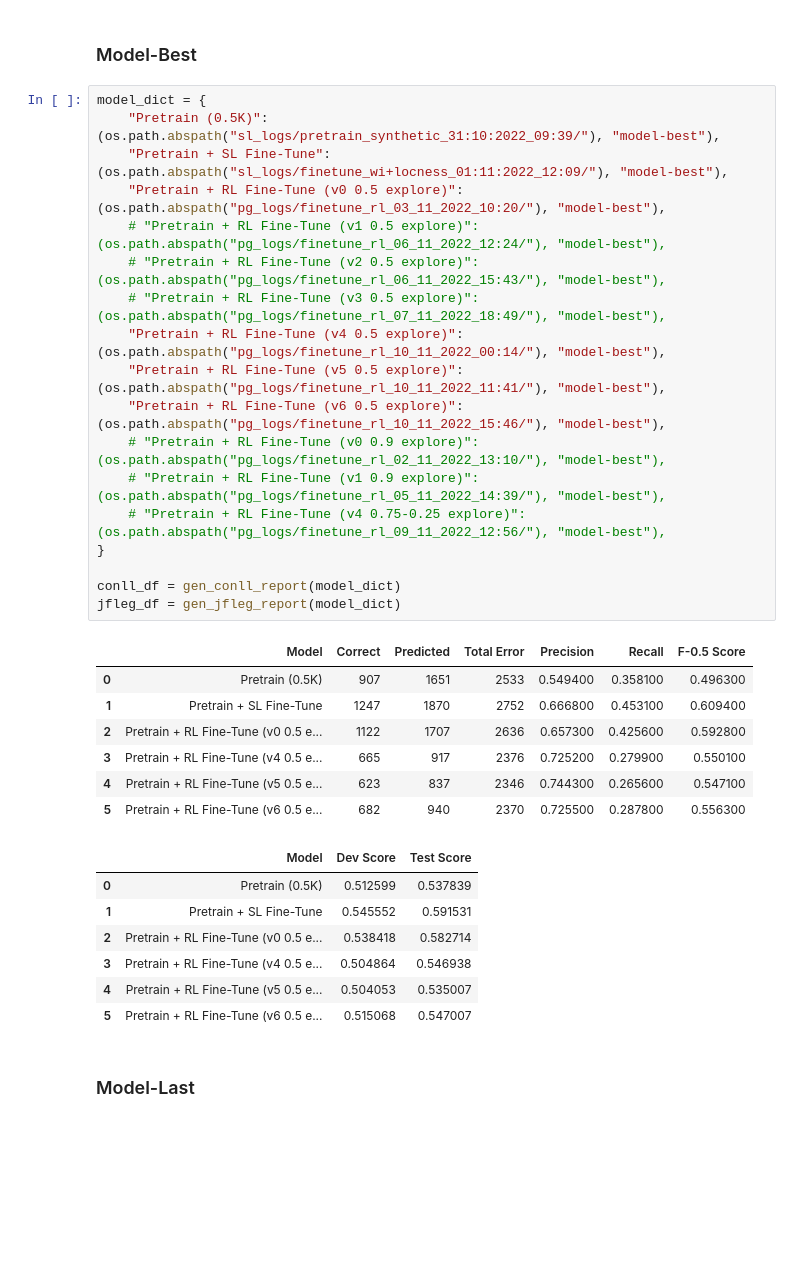
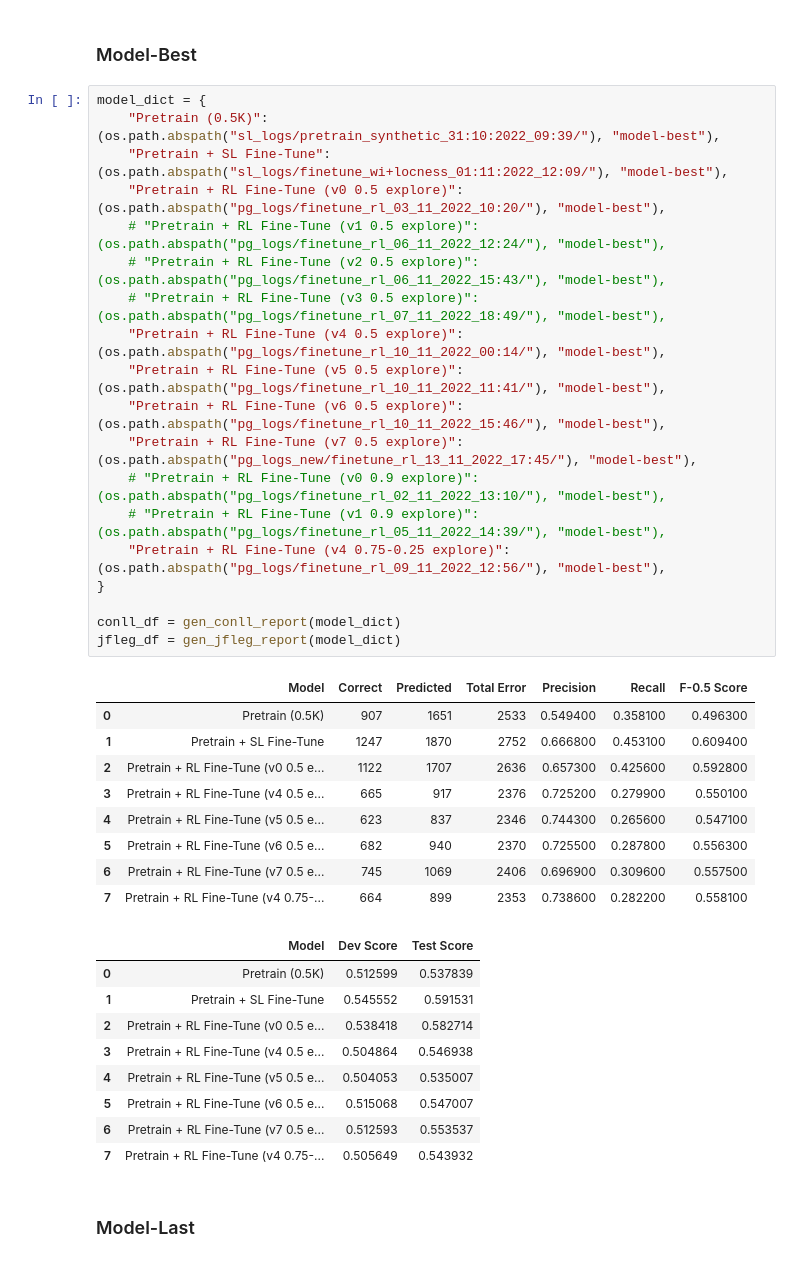
Before and after one commit to RajK853/DRL-GEC, a Jupyter notebook: notebooks/Generate_Score_Report.ipynb, the cells around one changed output. Saved outputs shown, nothing was run; the diff lists cells and outputs as text; blank space fills up the shorter version.

```diff
--- a/notebooks/Generate_Score_Report.ipynb
+++ b/notebooks/Generate_Score_Report.ipynb
@@ -181,29 +182,32 @@ jfleg_df = gen_jfleg_report(model_dict)
 # %%
 model_dict = {
     "Pretrain (0.5K)": (os.path.abspath("sl_logs/pretrain_synthetic_31:10:2022_09:39/"), "model-best"),
     "Pretrain + SL Fine-Tune": (os.path.abspath("sl_logs/finetune_wi+locness_01:11:2022_12:09/"), "model-best"),
     "Pretrain + RL Fine-Tune (v0 0.5 explore)": (os.path.abspath("pg_logs/finetune_rl_03_11_2022_10:20/"), "model-best"),
     # "Pretrain + RL Fine-Tune (v1 0.5 explore)": (os.path.abspath("pg_logs/finetune_rl_06_11_2022_12:24/"), "model-best"),
     # "Pretrain + RL Fine-Tune (v2 0.5 explore)": (os.path.abspath("pg_logs/finetune_rl_06_11_2022_15:43/"), "model-best"),
     # "Pretrain + RL Fine-Tune (v3 0.5 explore)": (os.path.abspath("pg_logs/finetune_rl_07_11_2022_18:49/"), "model-best"),
     "Pretrain + RL Fine-Tune (v4 0.5 explore)": (os.path.abspath("pg_logs/finetune_rl_10_11_2022_00:14/"), "model-best"),
     "Pretrain + RL Fine-Tune (v5 0.5 explore)": (os.path.abspath("pg_logs/finetune_rl_10_11_2022_11:41/"), "model-best"),
     "Pretrain + RL Fine-Tune (v6 0.5 explore)": (os.path.abspath("pg_logs/finetune_rl_10_11_2022_15:46/"), "model-best"),
+    "Pretrain + RL Fine-Tune (v7 0.5 explore)": (os.path.abspath("pg_logs_new/finetune_rl_13_11_2022_17:45/"), "model-best"),
     # "Pretrain + RL Fine-Tune (v0 0.9 explore)": (os.path.abspath("pg_logs/finetune_rl_02_11_2022_13:10/"), "model-best"),
     # "Pretrain + RL Fine-Tune (v1 0.9 explore)": (os.path.abspath("pg_logs/finetune_rl_05_11_2022_14:39/"), "model-best"),
-    # "Pretrain + RL Fine-Tune (v4 0.75-0.25 explore)": (os.path.abspath("pg_logs/finetune_rl_09_11_2022_12:56/"), "model-best"),
+    "Pretrain + RL Fine-Tune (v4 0.75-0.25 explore)": (os.path.abspath("pg_logs/finetune_rl_09_11_2022_12:56/"), "model-best"),
 }
 
 conll_df = gen_conll_report(model_dict)
 jfleg_df = gen_jfleg_report(model_dict)
 # %% [output]
 |  | Model | Correct | Predicted | Total Error | Precision | Recall | F-0.5 Score |
 | 0 | Pretrain (0.5K) | 907 | 1651 | 2533 | 0.549400 | 0.358100 | 0.496300 |
 | 1 | Pretrain + SL Fine-Tune | 1247 | 1870 | 2752 | 0.666800 | 0.453100 | 0.609400 |
 | 2 | Pretrain + RL Fine-Tune (v0 0.5 e... | 1122 | 1707 | 2636 | 0.657300 | 0.425600 | 0.592800 |
 | 3 | Pretrain + RL Fine-Tune (v4 0.5 e... | 665 | 917 | 2376 | 0.725200 | 0.279900 | 0.550100 |
 | 4 | Pretrain + RL Fine-Tune (v5 0.5 e... | 623 | 837 | 2346 | 0.744300 | 0.265600 | 0.547100 |
 | 5 | Pretrain + RL Fine-Tune (v6 0.5 e... | 682 | 940 | 2370 | 0.725500 | 0.287800 | 0.556300 |
+| 6 | Pretrain + RL Fine-Tune (v7 0.5 e... | 745 | 1069 | 2406 | 0.696900 | 0.309600 | 0.557500 |
+| 7 | Pretrain + RL Fine-Tune (v4 0.75-... | 664 | 899 | 2353 | 0.738600 | 0.282200 | 0.558100 |
 |  | Model | Dev Score | Test Score |
 | 0 | Pretrain (0.5K) | 0.512599 | 0.537839 |
 | 1 | Pretrain + SL Fine-Tune | 0.545552 | 0.591531 |
@@ -211,6 +215,8 @@ jfleg_df = gen_jfleg_report(model_dict)
 | 3 | Pretrain + RL Fine-Tune (v4 0.5 e... | 0.504864 | 0.546938 |
 | 4 | Pretrain + RL Fine-Tune (v5 0.5 e... | 0.504053 | 0.535007 |
 | 5 | Pretrain + RL Fine-Tune (v6 0.5 e... | 0.515068 | 0.547007 |
+| 6 | Pretrain + RL Fine-Tune (v7 0.5 e... | 0.512593 | 0.553537 |
+| 7 | Pretrain + RL Fine-Tune (v4 0.75-... | 0.505649 | 0.543932 |
 # %% [markdown]
 ### Model-Last
 # %%
```
Also changed, not shown: parts of 17 cells of this notebook, 2 other files.
